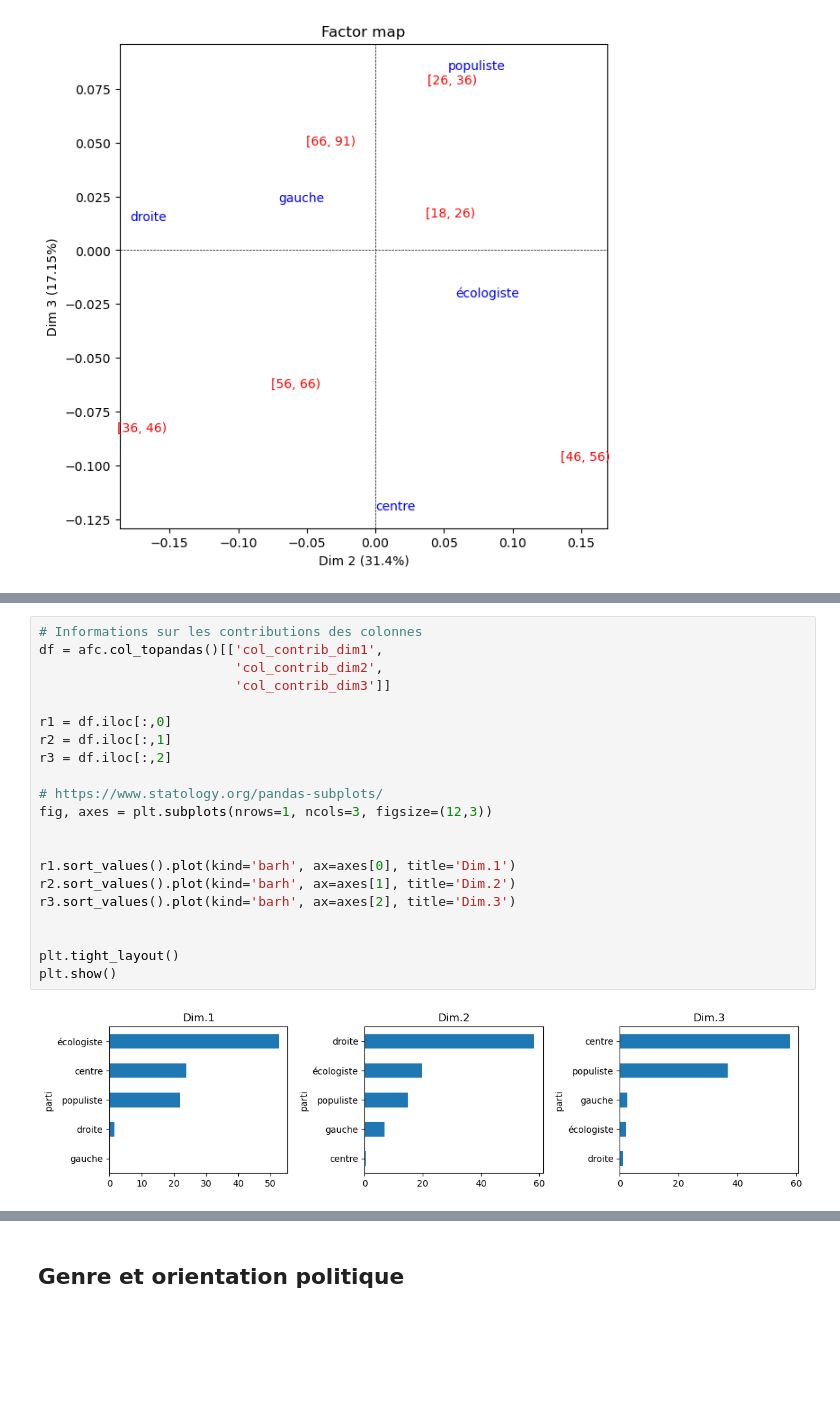
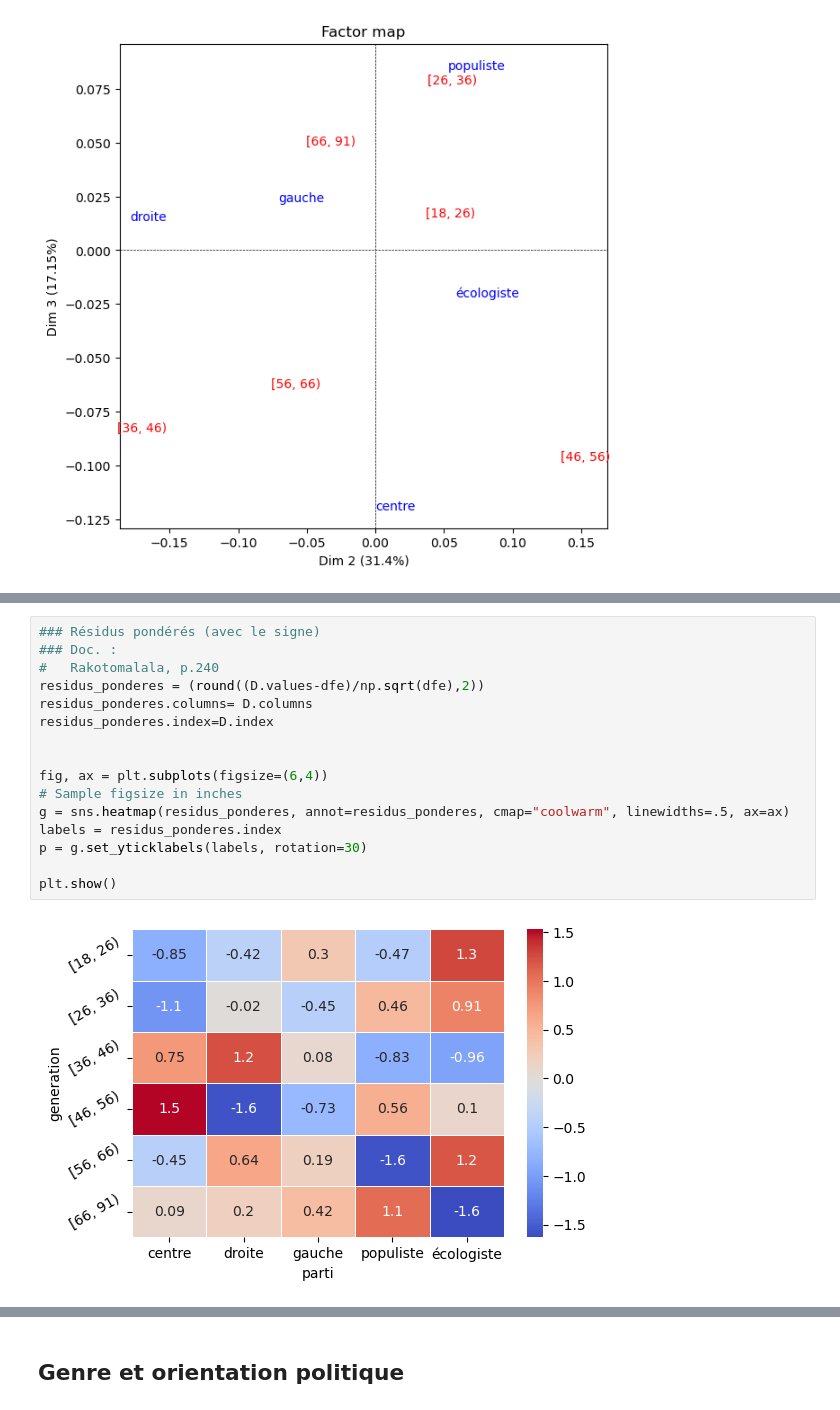
Before and after one commit to Sciences-historiques-numeriques/histoire_numerique_methodes, a Jupyter notebook: statistiques_descriptives/analyse_factorielle_correspondances_manuels_pop900.ipynb, the cells around one changed output, grey strips where cells are left out. Cells and saved outputs as stored; diff of their text form; blank space fills up the shorter version.

```diff
--- a/statistiques_descriptives/analyse_factorielle_correspondances_manuels_pop900.ipynb
+++ b/statistiques_descriptives/analyse_factorielle_correspondances_manuels_pop900.ipynb
@@ -331,23 +315,18 @@ plt.show()
-# %%
-# Informations sur les contributions des colonnes
-df = afc.col_topandas()[['col_contrib_dim1',
-                         'col_contrib_dim2',
-                         'col_contrib_dim3']]
-
-r1 = df.iloc[:,0]
-r2 = df.iloc[:,1]
-r3 = df.iloc[:,2]
-
-# https://www.statology.org/pandas-subplots/
-fig, axes = plt.subplots(nrows=1, ncols=3, figsize=(12,3))
-
-
-r1.sort_values().plot(kind='barh', ax=axes[0], title='Dim.1')
-r2.sort_values().plot(kind='barh', ax=axes[1], title='Dim.2')
-r3.sort_values().plot(kind='barh', ax=axes[2], title='Dim.3')
-
-
-plt.tight_layout()
-plt.show()
-# %% [output]
-[figure, removed]
+# %%
+### Résidus pondérés (avec le signe)
+### Doc. :
+#   Rakotomalala, p.240
+residus_ponderes = (round((D.values-dfe)/np.sqrt(dfe),2))
+residus_ponderes.columns= D.columns
+residus_ponderes.index=D.index
+
+
+fig, ax = plt.subplots(figsize=(6,4))
+# Sample figsize in inches
+g = sns.heatmap(residus_ponderes, annot=residus_ponderes, cmap="coolwarm", linewidths=.5, ax=ax)
+labels = residus_ponderes.index
+p = g.set_yticklabels(labels, rotation=30)
+
+plt.show()
+# %% [output]
+[figure, added]
```
Also changed, not shown: parts of 12 cells of this notebook.
